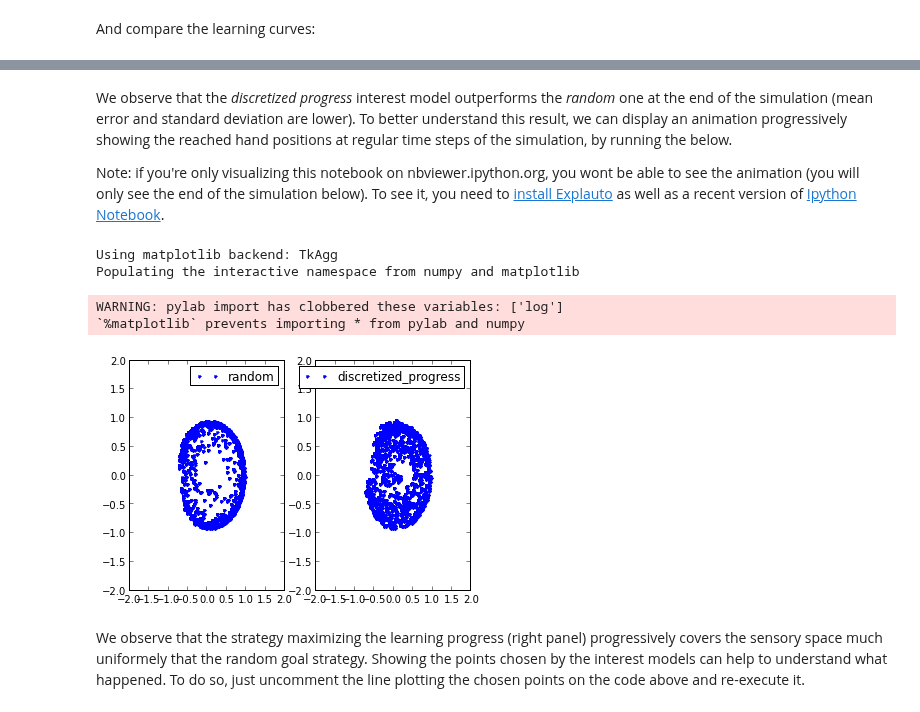
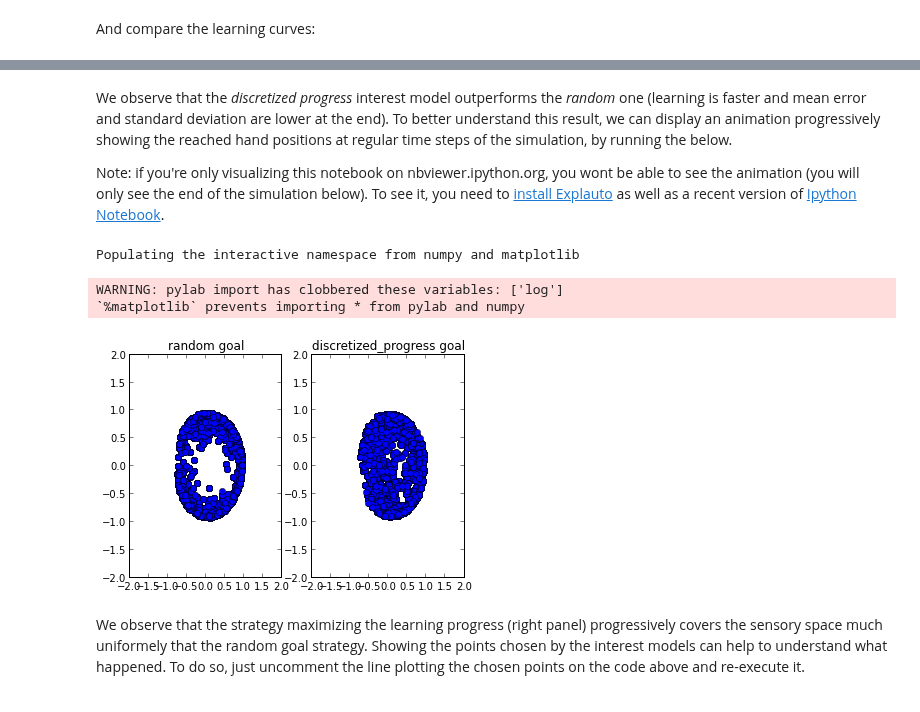
Before and after one commit to flowersteam/explauto, a Jupyter notebook: notebook/04 Introducing curiosity-driven learning.ipynb, the cells around one changed output, grey strips where cells are left out. Drawn from its saved outputs; the diff is of its cells as text; code cells hidden in the pictures.

```diff
--- a/notebook/04 Introducing curiosity-driven learning.ipynb
+++ b/notebook/04 Introducing curiosity-driven learning.ipynb
@@ -111,26 +123,27 @@ Populating the interactive namespace from numpy and matplotlib
 # %% [markdown]
-We observe that the *discretized progress* interest model outperforms the *random* one at the end of the simulation (mean error and standard deviation are lower). To better understand this result, we can display an animation progressively showing the reached hand positions at regular time steps of the simulation, by running the below.
+We observe that the *discretized progress* interest model outperforms the *random* one (learning is faster and mean error and standard deviation are lower at the end). To better understand this result, we can display an animation progressively showing the reached hand positions at regular time steps of the simulation, by running the below.
 
 Note: if you're only visualizing this notebook on nbviewer.ipython.org, you wont be able to see the animation (you will only see the end of the simulation below). To see it, you need to [install Explauto](http://flowersteam.github.io/explauto/installation.html) as well as a recent version of [Ipython Notebook](http://ipython.org/notebook.html).
 # %%
 # animations does't work with inline plotting, hence:
 %pylab
 ion()
 
-for t in linspace(100, 1000, 60):
+last_t = 0
+for t in linspace(100, 1000, 40):
     t = int(t)
     for i, (config, log) in enumerate(zip(xps.settings, xps.logs)):
         ax = subplot(1, 2, i+1)
-        log.scatter_plot(ax, (('sensori', [0, 1]),), range(t-100, t), marker='.', color = 'blue')
-        #log.scatter_plot(ax, (('choice', [0, 1]),), range(t-100, t), color='blue', marker='.')
-        legend([config.interest_model])
+        #log.scatter_plot(ax, (('choice', [0, 1]),), t=range(t), marker='.', color='red')
+        log.scatter_plot(ax, (('sensori', [0, 1]),), t=range(t), color='blue')
+        title(config.interest_model + ' ' + config.babbling_mode)
         draw()
+    last_t = t
 # %% [output]
-Using matplotlib backend: TkAgg
 Populating the interactive namespace from numpy and matplotlib
 WARNING: pylab import has clobbered these variables: ['log']
 `%matplotlib` prevents importing * from pylab and numpy
-[figure, old version]
+[figure, new version]
 # %% [markdown]
 We observe that the strategy maximizing the learning progress (right panel) progressively covers the sensory space much uniformely that the random goal strategy. Showing the points chosen by the interest models can help to understand what happened. To do so, just uncomment the line plotting the chosen points on the code above and re-execute it.
 # %% [markdown]
```
Also changed, not shown: parts of 6 cells of this notebook, 2 other files.
